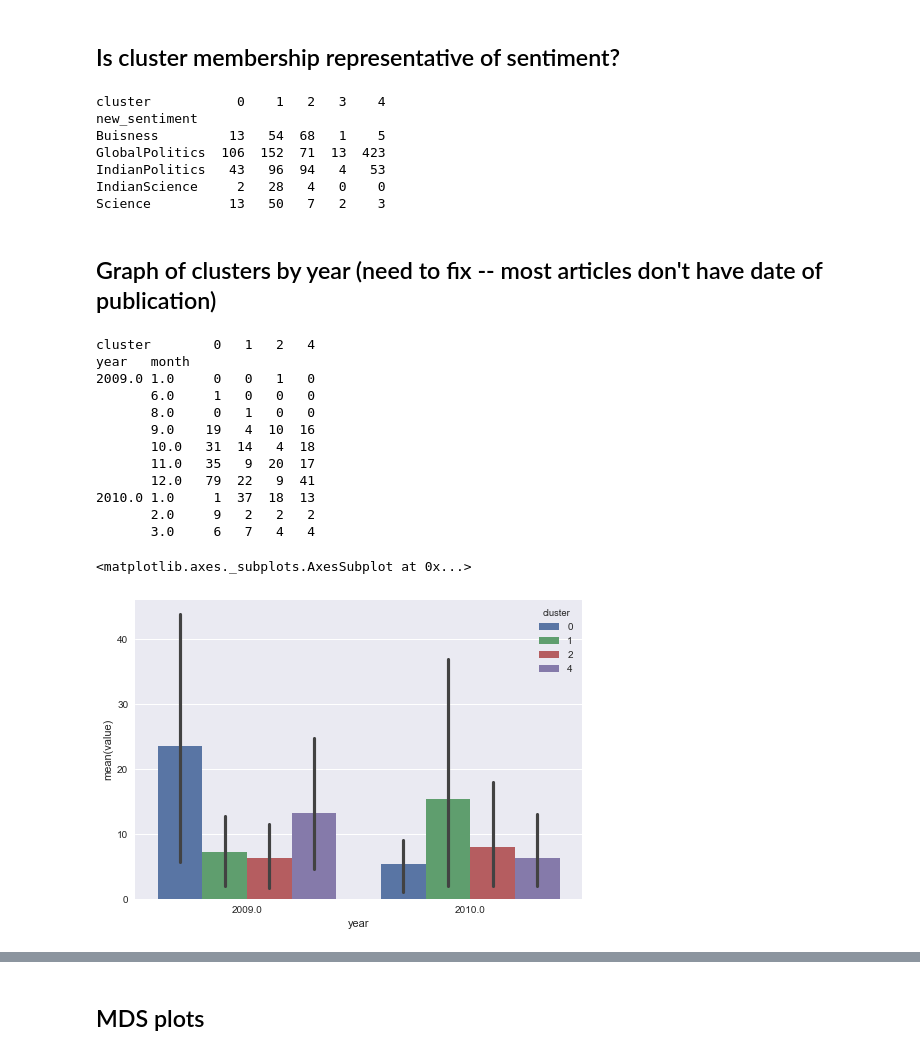
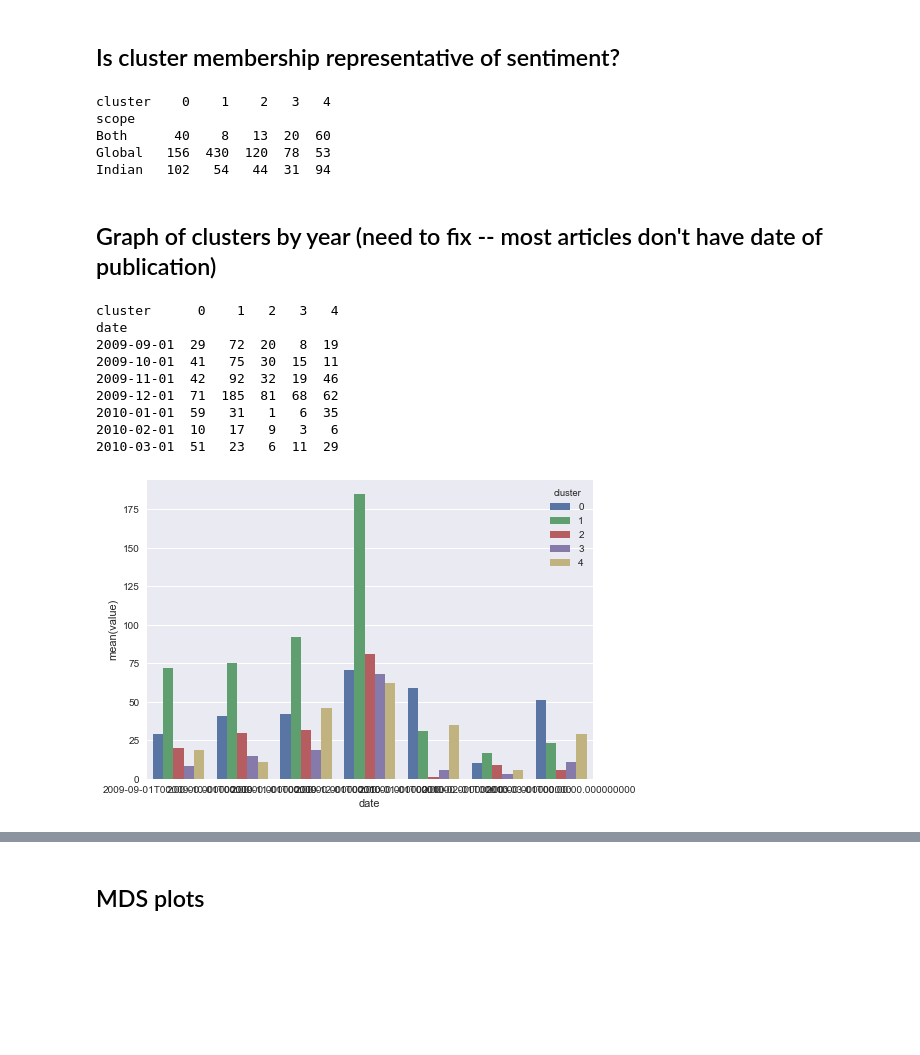
Before and after one commit to tjogesh/ClimateChangeNPL, a Jupyter notebook: ClimateChangeNPL.ipynb, the cells around one changed output, grey strips where cells are left out. Cells and saved outputs as stored; diff of their text form; code cells hidden in the pictures; blank space fills up the shorter version.

```diff
--- a/ClimateChangeNPL.ipynb
+++ b/ClimateChangeNPL.ipynb
@@ -126,10 +126,8 @@ else:
         except:
             pass
         #will return a list of tuples with all the data.
-
     newsdf = pd.DataFrame(eval('Alldata')) #not sure i understand why i use eval
-    newsdf.columns = ['ind','text', 'title','source','author','date']
-
+    newsdf.columns = ['ind','text', 'title','source','author','date_web']
     #merges text with original file to asssociate the sentiment
     newsdf =pd.merge(newsdf, df, left_on='ind', right_on='ind', how='inner')
     pickle.dump(newsdf, open("news_pickle.p", "wb"))
@@ -138,6 +136,7 @@ else:
 print("Number of articles: "+str(len(newsdf)))
 #adding the cleaned up sentiment
 newsdf =pd.merge(newsdf, newSentiment, left_on='ind', right_on='ind', how='inner')
-print(newsdf.head())
+print(newsdf.info())
+print(newsdf.head(10))
 # %% [output]
 News Data already downloaded
@@ -160,3 +159,6 @@ Number of articles: 1342
+# %%
+newsdf[['topic','scope']]= newsdf['new_sentiment'].str.split('_' , expand = True)
+newsdf['date'] =pd.to_datetime(newsdf['date'])
 # %% [markdown]
 ## Extract meaningful words from news articles
 # %%
@@ -361,61 +381,40 @@ Cluster 0 :
 # %% [markdown]
 ## Is cluster membership representative of sentiment?
 # %%
-sentiment_cluster = pd.crosstab(index=newsdf["new_sentiment"],
+sentiment_cluster = pd.crosstab(index=newsdf["scope"],
                            columns=newsdf["cluster"])
 
 print(sentiment_cluster)
 # %% [output]
-cluster           0    1   2   3    4
-new_sentiment
-Buisness         13   54  68   1    5
-GlobalPolitics  106  152  71  13  423
-IndianPolitics   43   96  94   4   53
-IndianScience     2   28   4   0    0
-Science          13   50   7   2    3
+cluster    0    1    2   3   4
+scope
+Both      40    8   13  20  60
+Global   156  430  120  78  53
+Indian   102   54   44  31  94
 # %% [markdown]
 ## Graph of clusters by year (need to fix -- most articles don't have date of publication)
-# %%
-#create separate year/month columns
-
-import datetime
-year=[]
-month=[]
-for date in newsdf['date']:
-    try:
-        d = datetime.datetime.strptime(str(date), "%Y-%m-%d %H:%M:%S")
-        year.append(d.year)
-        month.append(d.month)
-    except:
-        year.append(None)
-        month.append(None)
-        pass
-newsdf['month'] =pd.DataFrame(month)
-newsdf['year'] =pd.DataFrame(year)
 # %%
 #plot graphs by cluster
 import seaborn as sns
-year_month_cluster = pd.crosstab(index=[newsdf["year"],newsdf["month"]],
+import matplotlib.pyplot as plt
+year_month_cluster = pd.crosstab(index=[newsdf["date"]],
                            columns=newsdf["cluster"])
 print(year_month_cluster)
 # now stack and reset
 stacked = year_month_cluster.stack().reset_index().rename(columns={0:'value'})
 
 # plot grouped bar chart
-sns.barplot(x=(stacked.year), y=stacked.value, hue=stacked.cluster)
+sns.barplot(x=(stacked.date), y=stacked.value, hue=stacked.cluster)
+plt.show()
 # %% [output]
-cluster        0   1   2   4
-year   month
-2009.0 1.0     0   0   1   0
-       6.0     1   0   0   0
-       8.0     0   1   0   0
-       9.0    19   4  10  16
-       10.0   31  14   4  18
-       11.0   35   9  20  17
-       12.0   79  22   9  41
-2010.0 1.0     1  37  18  13
-       2.0     9   2   2   2
-       3.0     6   7   4   4
+cluster      0    1   2   3   4
+date
+2009-09-01  29   72  20   8  19
+2009-10-01  41   75  30  15  11
+2009-11-01  42   92  32  19  46
+2009-12-01  71  185  81  68  62
+2010-01-01  59   31   1   6  35
+2010-02-01  10   17   9   3   6
+2010-03-01  51   23   6  11  29
-<matplotlib.axes._subplots.AxesSubplot at 0x...>
-[figure, old version]
+[figure, new version]
 # %%
```
Also changed, not shown: parts of 12 cells of this notebook, 2 other files.
